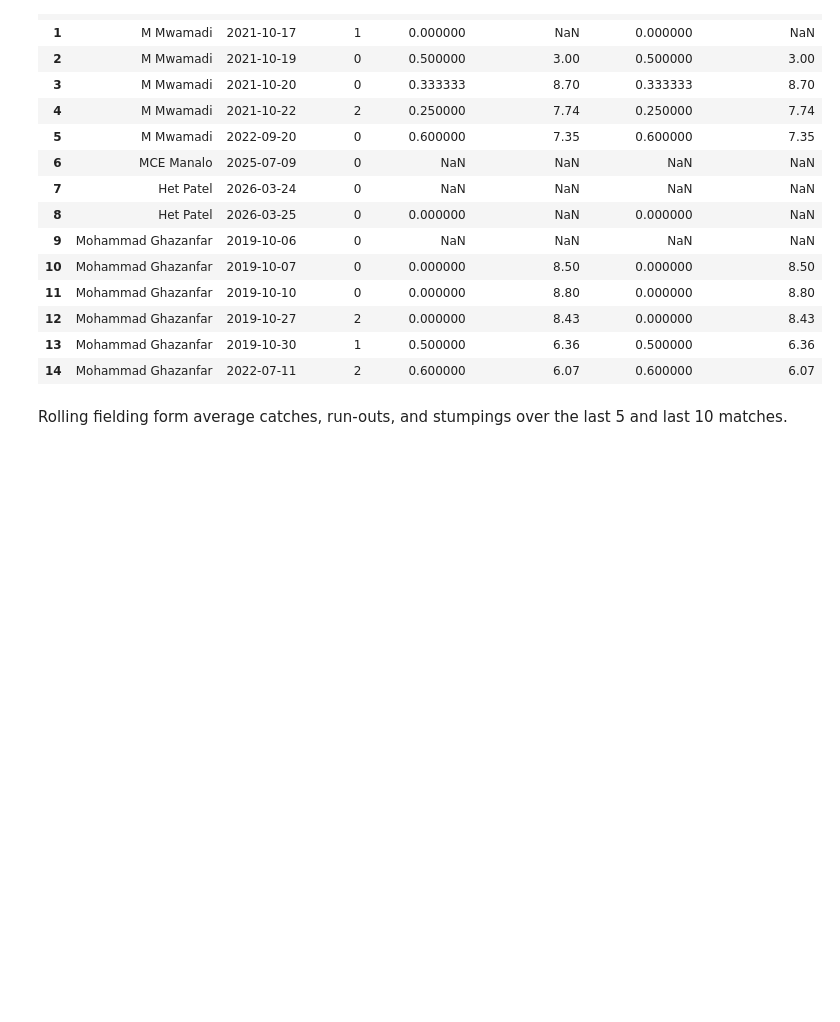
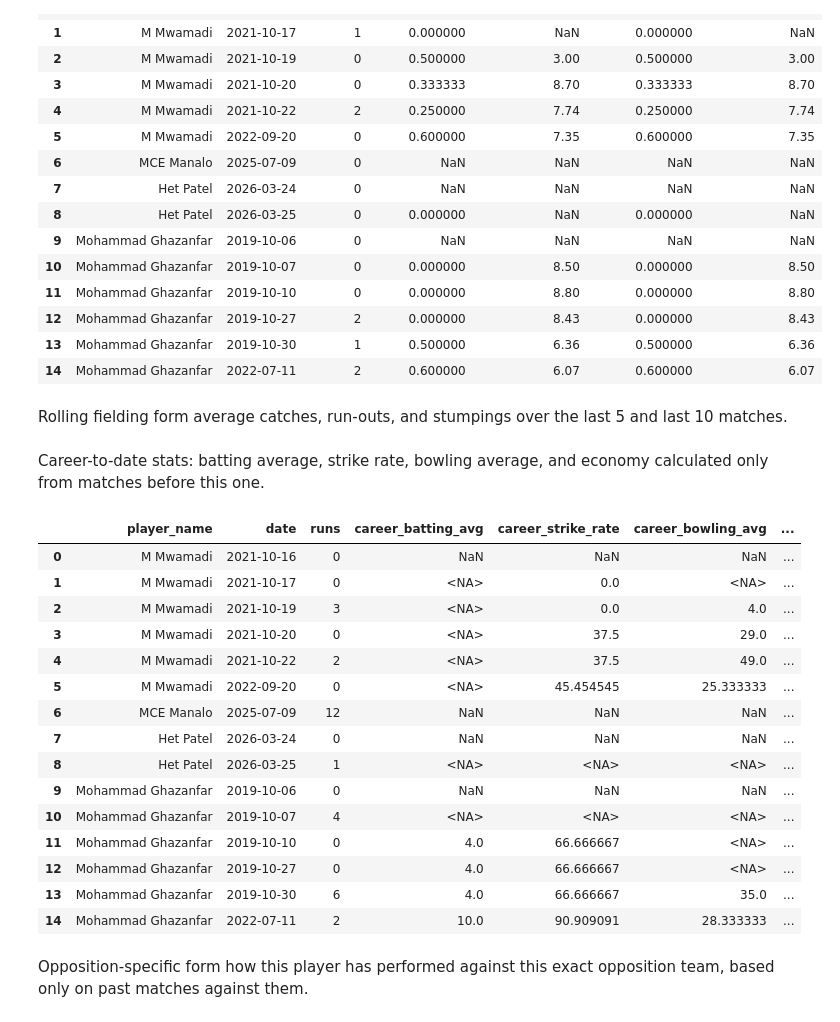
Before and after one commit to abdullahminhas/cric-squad-selector, a Jupyter notebook: cric_squad_selector_data.ipynb, the cells around one changed output. Saved outputs shown, nothing was run; the diff lists cells and outputs as text; code cells hidden in the pictures; blank space fills up the shorter version.

Commit message:
career-to-date and opposition-specific form features code added

```diff
--- a/cric_squad_selector_data.ipynb
+++ b/cric_squad_selector_data.ipynb
@@ -462,3 +460,47 @@ df = add_rolling_fielding_features(df, 10)
 
 df[["player_name", "date", "catches", "catches_last5", "run_outs_last5", "stumpings_last5"]].head(15)
 df.to_csv("data/master_player_match_features.csv", index=False)
+# %% [markdown]
+Career-to-date stats: batting average, strike rate, bowling average, and economy calculated only from matches before this one.
+# %%
+def add_career_to_date_features(df):
+    grouped = df.groupby("player_id")
+
+    runs_cum = grouped["runs"].transform(lambda x: x.shift(1).expanding().sum())
+    balls_faced_cum = grouped["balls_faced"].transform(lambda x: x.shift(1).expanding().sum())
+    times_out_cum = grouped["dismissed"].transform(lambda x: x.shift(1).expanding().sum())
+
+    wickets_cum = grouped["wickets"].transform(lambda x: x.shift(1).expanding().sum())
+    balls_bowled_cum = grouped["balls_bowled"].transform(lambda x: x.shift(1).expanding().sum())
+    runs_conceded_cum = grouped["runs_conceded"].transform(lambda x: x.shift(1).expanding().sum())
+
+    df["career_batting_avg"] = (runs_cum / times_out_cum.replace(0, pd.NA)).round(2)
+    df["career_strike_rate"] = (runs_cum / balls_faced_cum.replace(0, pd.NA) * 100).round(2)
+    df["career_bowling_avg"] = (runs_conceded_cum / wickets_cum.replace(0, pd.NA)).round(2)
+    df["career_economy"] = (runs_conceded_cum / (balls_bowled_cum.replace(0, pd.NA) / 6)).round(2)
+    df["career_matches_played"] = grouped.cumcount()
+
+    return df
+
+df = add_career_to_date_features(df)
+
+df[["player_name", "date", "runs", "career_batting_avg", "career_strike_rate", "career_bowling_avg", "career_economy", "career_matches_played"]].head(15)
+# %% [output]
+|  | player_name | date | runs | career_batting_avg | career_strike_rate | career_bowling_avg | ... |
+| 0 | M Mwamadi | 2021-10-16 | 0 | NaN | NaN | NaN | ... |
+| 1 | M Mwamadi | 2021-10-17 | 0 | <NA> | 0.0 | <NA> | ... |
+| 2 | M Mwamadi | 2021-10-19 | 3 | <NA> | 0.0 | 4.0 | ... |
+| 3 | M Mwamadi | 2021-10-20 | 0 | <NA> | 37.5 | 29.0 | ... |
+| 4 | M Mwamadi | 2021-10-22 | 2 | <NA> | 37.5 | 49.0 | ... |
+| 5 | M Mwamadi | 2022-09-20 | 0 | <NA> | 45.454545 | 25.333333 | ... |
+| 6 | MCE Manalo | 2025-07-09 | 12 | NaN | NaN | NaN | ... |
+| 7 | Het Patel | 2026-03-24 | 0 | NaN | NaN | NaN | ... |
+| 8 | Het Patel | 2026-03-25 | 1 | <NA> | <NA> | <NA> | ... |
+| 9 | Mohammad Ghazanfar | 2019-10-06 | 0 | NaN | NaN | NaN | ... |
+| 10 | Mohammad Ghazanfar | 2019-10-07 | 4 | <NA> | <NA> | <NA> | ... |
+| 11 | Mohammad Ghazanfar | 2019-10-10 | 0 | 4.0 | 66.666667 | <NA> | ... |
+| 12 | Mohammad Ghazanfar | 2019-10-27 | 0 | 4.0 | 66.666667 | <NA> | ... |
+| 13 | Mohammad Ghazanfar | 2019-10-30 | 6 | 4.0 | 66.666667 | 35.0 | ... |
+| 14 | Mohammad Ghazanfar | 2022-07-11 | 2 | 10.0 | 90.909091 | 28.333333 | ... |
+# %% [markdown]
+Opposition-specific form how this player has performed against this exact opposition team, based only on past matches against them.
```
Also changed, not shown: parts of 4 cells of this notebook.
